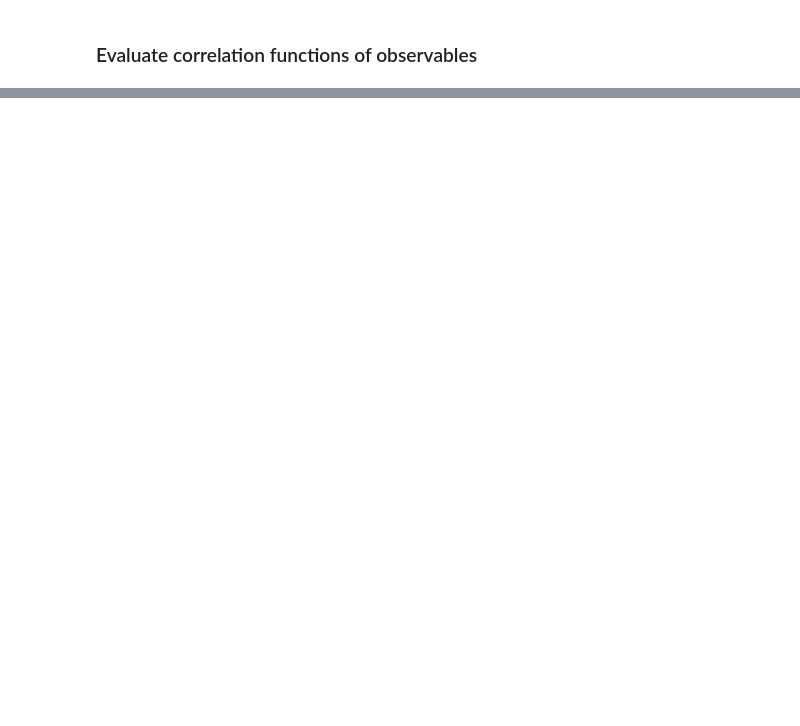
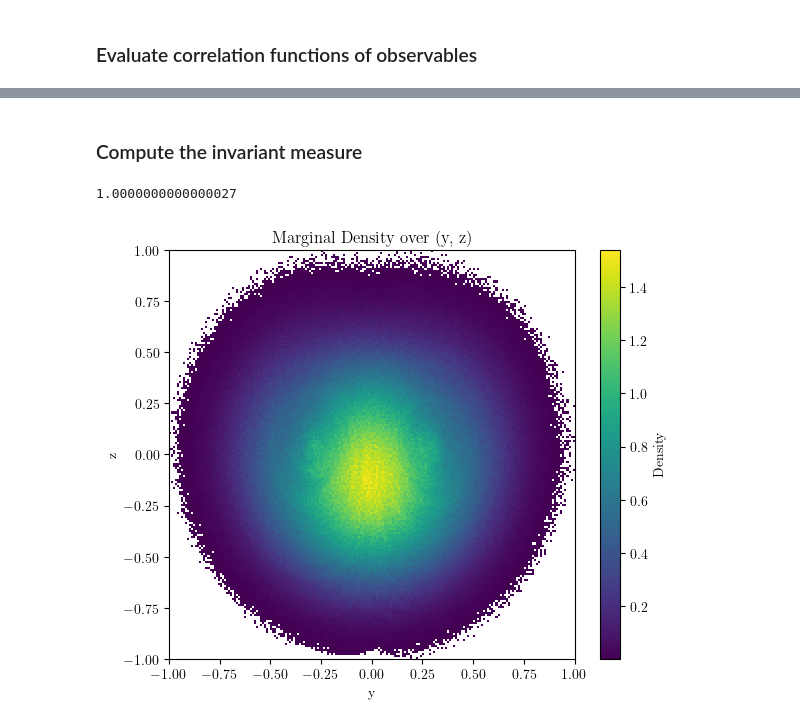
Before and after one commit to niccozagli/Response_Lorenz_Koopman, a Jupyter notebook: Correlation_Functions.ipynb, the cells around one changed output, grey strips where cells are left out. Saved outputs shown, nothing was run; the diff lists cells and outputs as text; code cells hidden in the pictures; blank space fills up the shorter version.

```diff
--- a/Correlation_Functions.ipynb
+++ b/Correlation_Functions.ipynb
@@ -187,0 +160,20 @@ plt.legend()
+# %% [markdown]
+### Compute the invariant measure
+# %%
+lorenz_resp_traj = lorenz63()
+lorenz_resp_traj.noise = lorenz.noise
+lorenz_resp_traj.tau = 2
+lorenz_resp_traj.t_span = (0,100000)
+t, X = lorenz_resp_traj.integrate_EM()
+scaled, data_min,data_max = normalise_data_chebyshev(X)
+# %%
+L = 200#np.sqrt(scaled.shape[0])  / 5
+hist, edges = np.histogramdd(scaled, bins= [int(L)]*3,density=True)
+x_centers = 0.5 * (edges[0][1:] + edges[0][:-1])
+y_centers = 0.5 * (edges[1][1:] + edges[1][:-1])
+z_centers = 0.5 * (edges[2][1:] + edges[2][:-1])
+
+dx = edges[0][1] - edges[0][0]
+dy = edges[1][1] - edges[1][0]
+dz = edges[2][1] - edges[2][0]
+dV = dx * dy * dz
@@ -187,0 +214,22 @@ plt.legend()
+# %%
+sum(hist).sum().sum() * dV
+# %% [output]
+1.0000000000000027
+# %%
+# Bin centers in y and z
+
+marginal_yz = np.sum(hist, axis=0) * dx # shape (ny, nz)
+marginal_yz[marginal_yz < 0.0002] = np.NaN
+plt.figure(figsize=(6, 5))
+plt.pcolormesh(
+    y_centers, z_centers, marginal_yz.T,
+    shading='auto', cmap='viridis'
+)
+plt.xlabel("y")
+plt.ylabel("z")
+plt.title("Marginal Density over (y, z)")
+plt.colorbar(label="Density")
+plt.tight_layout()
+plt.show()
+# %% [output]
+[figure, added]
```
Also changed, not shown: parts of 23 cells of this notebook, 4 other files.
